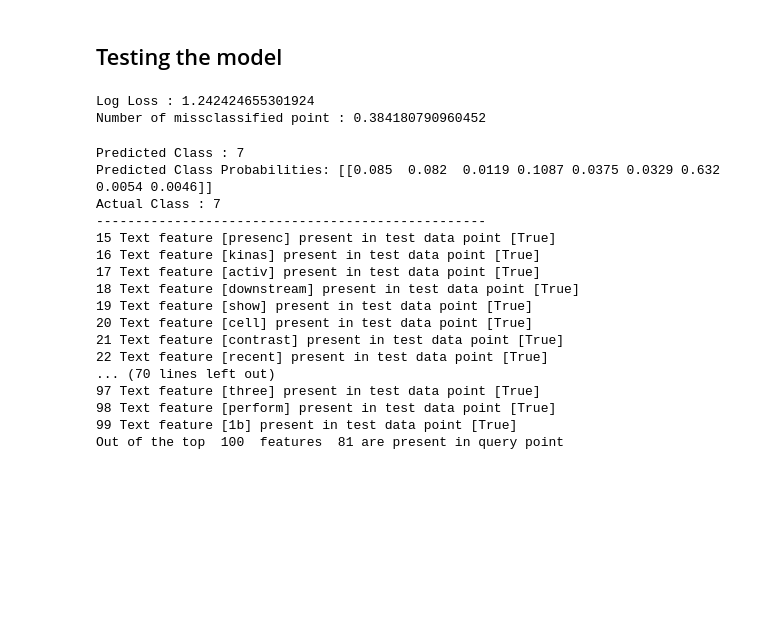
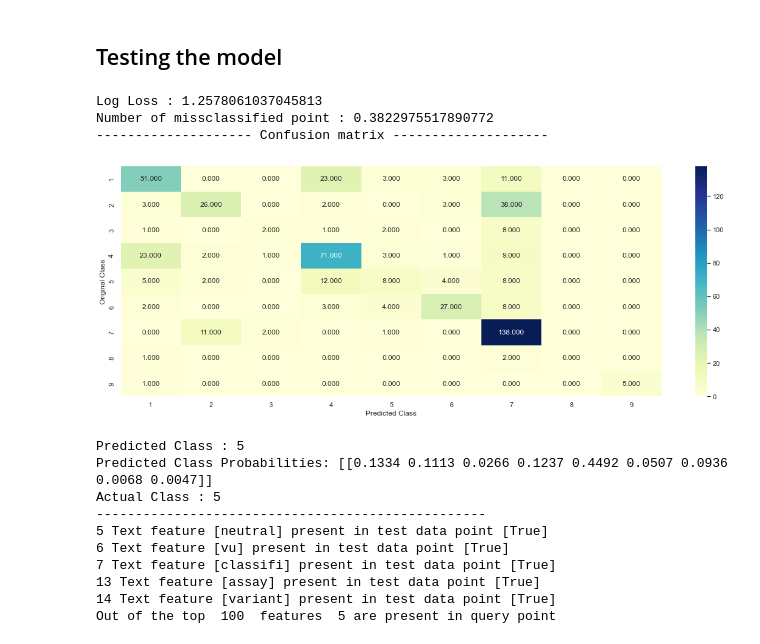
Before and after one commit to surendhar-1706/Classification_of_cancer_mutants, a Jupyter notebook: Cancer_Mutant.ipynb, the cells around one changed output. Drawn from its saved outputs; the diff is of its cells as text; code cells hidden in the pictures; blank space fills up the shorter version.

```diff
--- a/Cancer_Mutant.ipynb
+++ b/Cancer_Mutant.ipynb
@@ -1075,19 +1128,21 @@ For values of best alpha =  0.001 The test log loss is: 1.292202991060329
 # %%
 from sklearn.metrics import confusion_matrix
 clf = MultinomialNB(alpha=alpha[best_alpha])
 clf.fit(train_x_onehotCoding, train_y)
 sig_clf = CalibratedClassifierCV(clf, method="sigmoid")
 sig_clf.fit(train_x_onehotCoding, train_y)
 sig_clf_probs = sig_clf.predict_proba(cv_x_onehotCoding)
 # to avoid rounding error while multiplying probabilites we use log-probability estimates
 print("Log Loss :",log_loss(cv_y, sig_clf_probs))
 print("Number of missclassified point :", np.count_nonzero((sig_clf.predict(cv_x_onehotCoding)- cv_y))/cv_y.shape[0])
-#plot_confusion_matrix(cv_y, sig_clf.predict(cv_x_onehotCoding.toarray()))
+plot_confusion_matrix(cv_y, sig_clf.predict(cv_x_onehotCoding.toarray()))
 # %% [output]
-Log Loss : 1.242424655301924
-Number of missclassified point : 0.384180790960452
+Log Loss : 1.2578061037045813
+Number of missclassified point : 0.3822975517890772
+-------------------- Confusion matrix --------------------
+[figure, added]
 # %%
-test_point_index = 85
+test_point_index = 136
 no_feature = 100
 predicted_cls = sig_clf.predict(test_x_onehotCoding[test_point_index])
 print("Predicted Class :", predicted_cls[0])
@@ -1097,20 +1152,13 @@ indices = np.argsort(-clf.coef_)[predicted_cls-1][:,:no_feature]
 print("-"*50)
 get_impfeature_names(indices[0], test_df['cleaned_text'].iloc[test_point_index],test_df['Gene'].iloc[test_point_index],test_df['Variation'].iloc[test_point_index], no_feature)
 # %% [output]
-Predicted Class : 7
-Predicted Class Probabilities: [[0.085  0.082  0.0119 0.1087 0.0375 0.0329 0.632  0.0054 0.0046]]
-Actual Class : 7
+Predicted Class : 5
+Predicted Class Probabilities: [[0.1334 0.1113 0.0266 0.1237 0.4492 0.0507 0.0936 0.0068 0.0047]]
+Actual Class : 5
 --------------------------------------------------
-15 Text feature [presenc] present in test data point [True]
-16 Text feature [kinas] present in test data point [True]
-17 Text feature [activ] present in test data point [True]
-18 Text feature [downstream] present in test data point [True]
-19 Text feature [show] present in test data point [True]
-20 Text feature [cell] present in test data point [True]
-21 Text feature [contrast] present in test data point [True]
-22 Text feature [recent] present in test data point [True]
-... (70 lines left out)
-97 Text feature [three] present in test data point [True]
-98 Text feature [perform] present in test data point [True]
-99 Text feature [1b] present in test data point [True]
-Out of the top  100  features  81 are present in query point
+5 Text feature [neutral] present in test data point [True]
+6 Text feature [vu] present in test data point [True]
+7 Text feature [classifi] present in test data point [True]
+13 Text feature [assay] present in test data point [True]
+14 Text feature [variant] present in test data point [True]
+Out of the top  100  features  5 are present in query point
```
Also changed, not shown: parts of 29 cells of this notebook.
